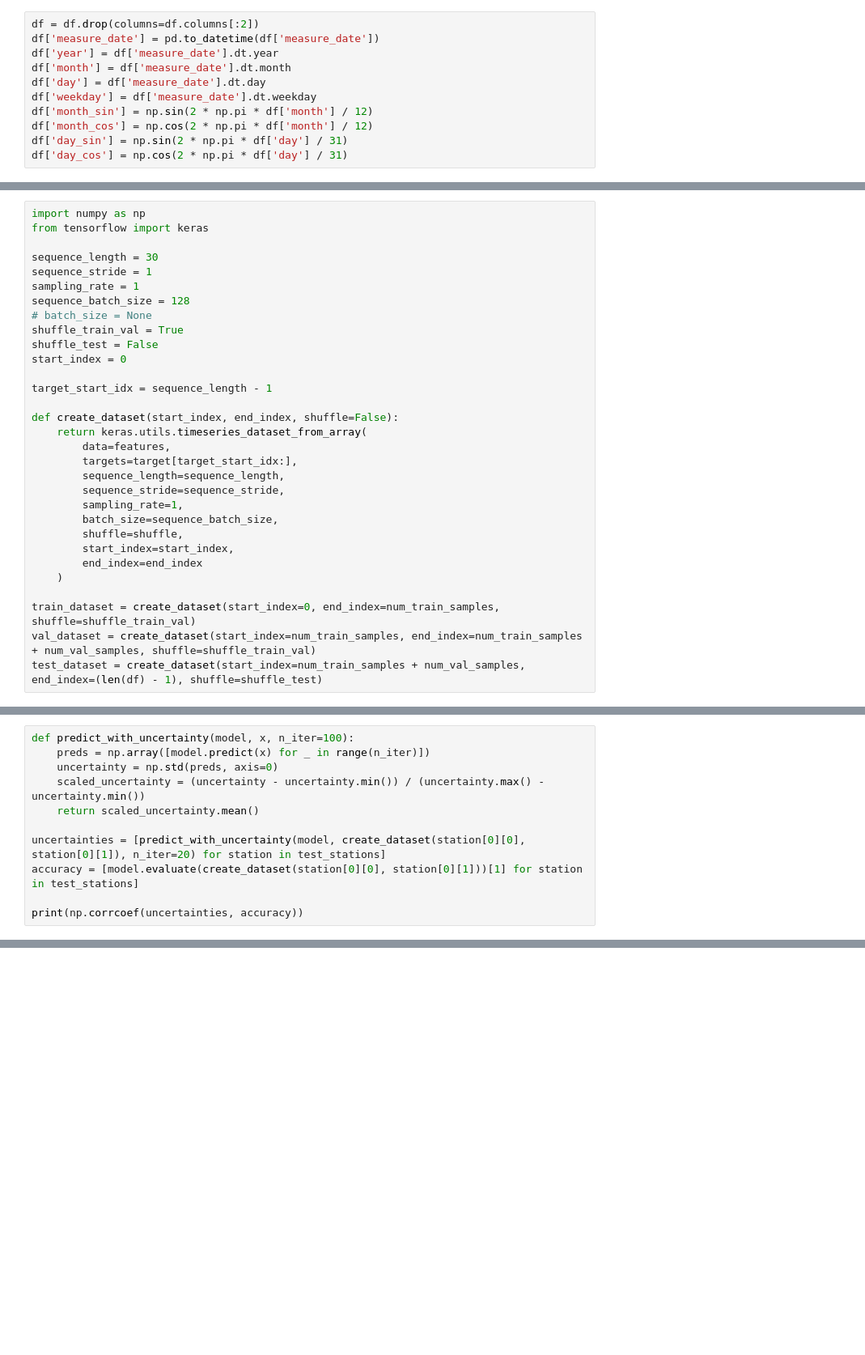
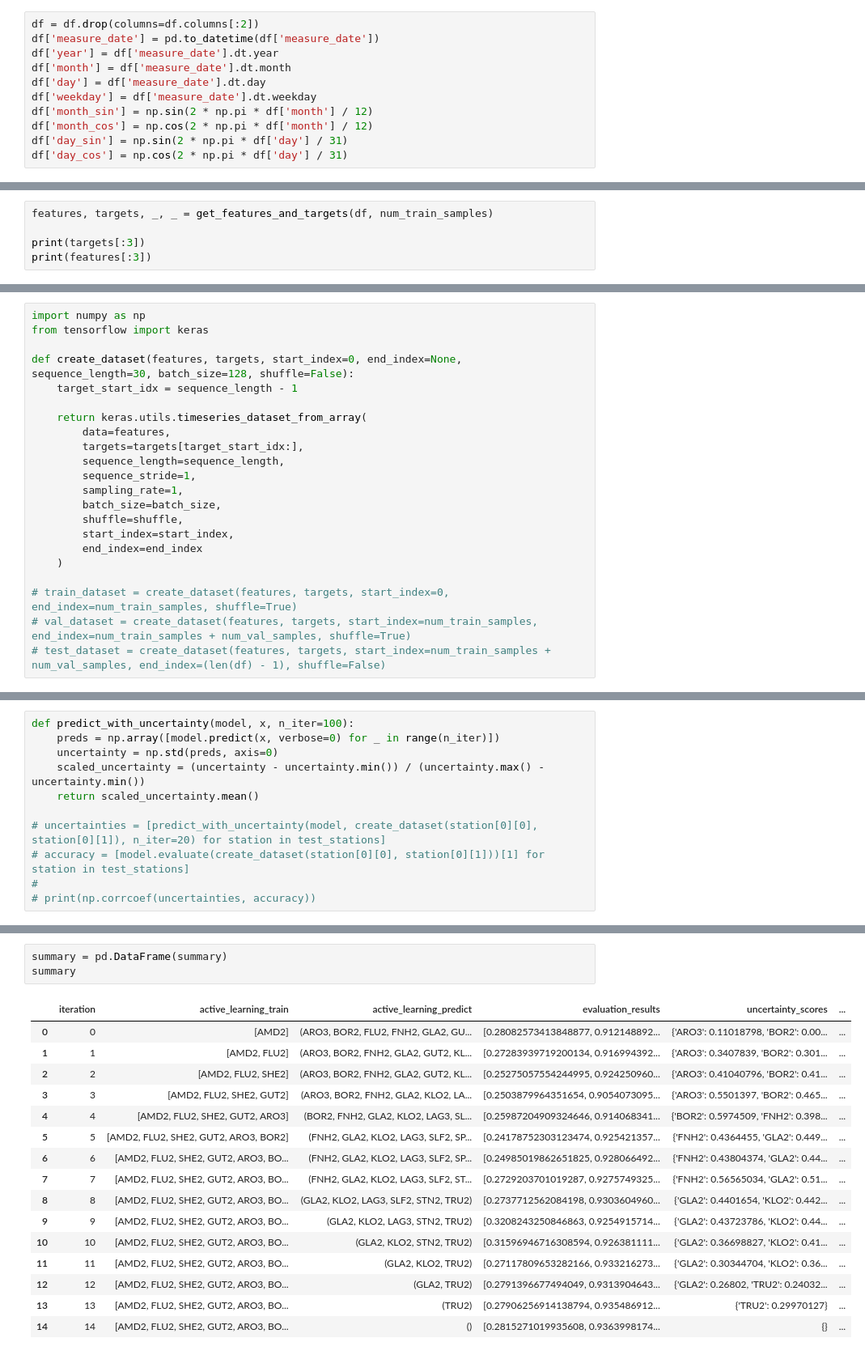
Before and after one commit to entorarifi/snow-height-anomaly-detection, a Jupyter notebook: notebooks/benchmark.ipynb, the cells around one changed output, grey strips where cells are left out. Shown at 81% size. Saved outputs shown, nothing was run; the diff lists cells and outputs as text; blank space fills up the shorter version.

Commit message:
Implemented artificial active learning loop.

```diff
--- a/notebooks/benchmark.ipynb
+++ b/notebooks/benchmark.ipynb
@@ -99,3 +88,8 @@ print(features[:3])
+# %%
+features, targets, _, _ = get_features_and_targets(df, num_train_samples)
+
+print(targets[:3])
+print(features[:3])
 # %%
 def sequence_debugging():
     int_sequence = np.arange(30)
@@ -148,33 +142,24 @@ def sequence_debugging():
 import numpy as np
 from tensorflow import keras
 
-sequence_length = 30
-sequence_stride = 1
-sampling_rate = 1
-sequence_batch_size = 128
-# batch_size = None
-shuffle_train_val = True
-shuffle_test = False
-start_index = 0
+def create_dataset(features, targets, start_index=0, end_index=None, sequence_length=30, batch_size=128, shuffle=False):
+    target_start_idx = sequence_length - 1
 
-target_start_idx = sequence_length - 1
-
-def create_dataset(start_index, end_index, shuffle=False):
     return keras.utils.timeseries_dataset_from_array(
         data=features,
-        targets=target[target_start_idx:],
+        targets=targets[target_start_idx:],
         sequence_length=sequence_length,
-        sequence_stride=sequence_stride,
+        sequence_stride=1,
         sampling_rate=1,
-        batch_size=sequence_batch_size,
+        batch_size=batch_size,
         shuffle=shuffle,
         start_index=start_index,
         end_index=end_index
     )
 
-train_dataset = create_dataset(start_index=0, end_index=num_train_samples, shuffle=shuffle_train_val)
-val_dataset = create_dataset(start_index=num_train_samples, end_index=num_train_samples + num_val_samples, shuffle=shuffle_train_val)
-test_dataset = create_dataset(start_index=num_train_samples + num_val_samples, end_index=(len(df) - 1), shuffle=shuffle_test)
+# train_dataset = create_dataset(features, targets, start_index=0, end_index=num_train_samples, shuffle=True)
+# val_dataset = create_dataset(features, targets, start_index=num_train_samples, end_index=num_train_samples + num_val_samples, shuffle=True)
+# test_dataset = create_dataset(features, targets, start_index=num_train_samples + num_val_samples, end_index=(len(df) - 1), shuffle=False)
 # %%
 import re
 
@@ -383,12 +356,12 @@ plot_data(
 )
 # %%
 def predict_with_uncertainty(model, x, n_iter=100):
-    preds = np.array([model.predict(x) for _ in range(n_iter)])
+    preds = np.array([model.predict(x, verbose=0) for _ in range(n_iter)])
     uncertainty = np.std(preds, axis=0)
     scaled_uncertainty = (uncertainty - uncertainty.min()) / (uncertainty.max() - uncertainty.min())
     return scaled_uncertainty.mean()
 
-uncertainties = [predict_with_uncertainty(model, create_dataset(station[0][0], station[0][1]), n_iter=20) for station in test_stations]
-accuracy = [model.evaluate(create_dataset(station[0][0], station[0][1]))[1] for station in test_stations]
-
-print(np.corrcoef(uncertainties, accuracy))
+# uncertainties = [predict_with_uncertainty(model, create_dataset(station[0][0], station[0][1]), n_iter=20) for station in test_stations]
+# accuracy = [model.evaluate(create_dataset(station[0][0], station[0][1]))[1] for station in test_stations]
+#
+# print(np.corrcoef(uncertainties, accuracy))
@@ -437,0 +473,20 @@ print(np.corrcoef(uncertainties, accuracy)[0, 1])
+# %%
+summary = pd.DataFrame(summary)
+summary
+# %% [output]
+|  | iteration | active_learning_train | active_learning_predict | evaluation_results | uncertainty_scores | ... |
+| 0 | 0 | [AMD2] | (ARO3, BOR2, FLU2, FNH2, GLA2, GU... | [0.28082573413848877, 0.912148892... | {'ARO3': 0.11018798, 'BOR2': 0.00... | ... |
+| 1 | 1 | [AMD2, FLU2] | (ARO3, BOR2, FNH2, GLA2, GUT2, KL... | [0.27283939719200134, 0.916994392... | {'ARO3': 0.3407839, 'BOR2': 0.301... | ... |
+| 2 | 2 | [AMD2, FLU2, SHE2] | (ARO3, BOR2, FNH2, GLA2, GUT2, KL... | [0.25275057554244995, 0.924250960... | {'ARO3': 0.41040796, 'BOR2': 0.41... | ... |
+| 3 | 3 | [AMD2, FLU2, SHE2, GUT2] | (ARO3, BOR2, FNH2, GLA2, KLO2, LA... | [0.2503879964351654, 0.9054073095... | {'ARO3': 0.5501397, 'BOR2': 0.465... | ... |
+| 4 | 4 | [AMD2, FLU2, SHE2, GUT2, ARO3] | (BOR2, FNH2, GLA2, KLO2, LAG3, SL... | [0.25987204909324646, 0.914068341... | {'BOR2': 0.5974509, 'FNH2': 0.398... | ... |
+| 5 | 5 | [AMD2, FLU2, SHE2, GUT2, ARO3, BOR2] | (FNH2, GLA2, KLO2, LAG3, SLF2, SP... | [0.24178752303123474, 0.925421357... | {'FNH2': 0.4364455, 'GLA2': 0.449... | ... |
+| 6 | 6 | [AMD2, FLU2, SHE2, GUT2, ARO3, BO... | (FNH2, GLA2, KLO2, LAG3, SLF2, SP... | [0.24985019862651825, 0.928066492... | {'FNH2': 0.43804374, 'GLA2': 0.44... | ... |
+| 7 | 7 | [AMD2, FLU2, SHE2, GUT2, ARO3, BO... | (FNH2, GLA2, KLO2, LAG3, SLF2, ST... | [0.2729203701019287, 0.9275749325... | {'FNH2': 0.56565034, 'GLA2': 0.51... | ... |
+| 8 | 8 | [AMD2, FLU2, SHE2, GUT2, ARO3, BO... | (GLA2, KLO2, LAG3, SLF2, STN2, TRU2) | [0.2737712562084198, 0.9303604960... | {'GLA2': 0.4401654, 'KLO2': 0.442... | ... |
+| 9 | 9 | [AMD2, FLU2, SHE2, GUT2, ARO3, BO... | (GLA2, KLO2, LAG3, STN2, TRU2) | [0.3208243250846863, 0.9254915714... | {'GLA2': 0.43723786, 'KLO2': 0.44... | ... |
+| 10 | 10 | [AMD2, FLU2, SHE2, GUT2, ARO3, BO... | (GLA2, KLO2, STN2, TRU2) | [0.31596946716308594, 0.926381111... | {'GLA2': 0.36698827, 'KLO2': 0.41... | ... |
+| 11 | 11 | [AMD2, FLU2, SHE2, GUT2, ARO3, BO... | (GLA2, KLO2, TRU2) | [0.27117809653282166, 0.933216273... | {'GLA2': 0.30344704, 'KLO2': 0.36... | ... |
+| 12 | 12 | [AMD2, FLU2, SHE2, GUT2, ARO3, BO... | (GLA2, TRU2) | [0.2791396677494049, 0.9313904643... | {'GLA2': 0.26802, 'TRU2': 0.24032... | ... |
+| 13 | 13 | [AMD2, FLU2, SHE2, GUT2, ARO3, BO... | (TRU2) | [0.27906256914138794, 0.935486912... | {'TRU2': 0.29970127} | ... |
+| 14 | 14 | [AMD2, FLU2, SHE2, GUT2, ARO3, BO... | () | [0.2815271019935608, 0.9363998174... | {} | ... |
```
Also changed, not shown: parts of 22 cells of this notebook, 7 other files.
